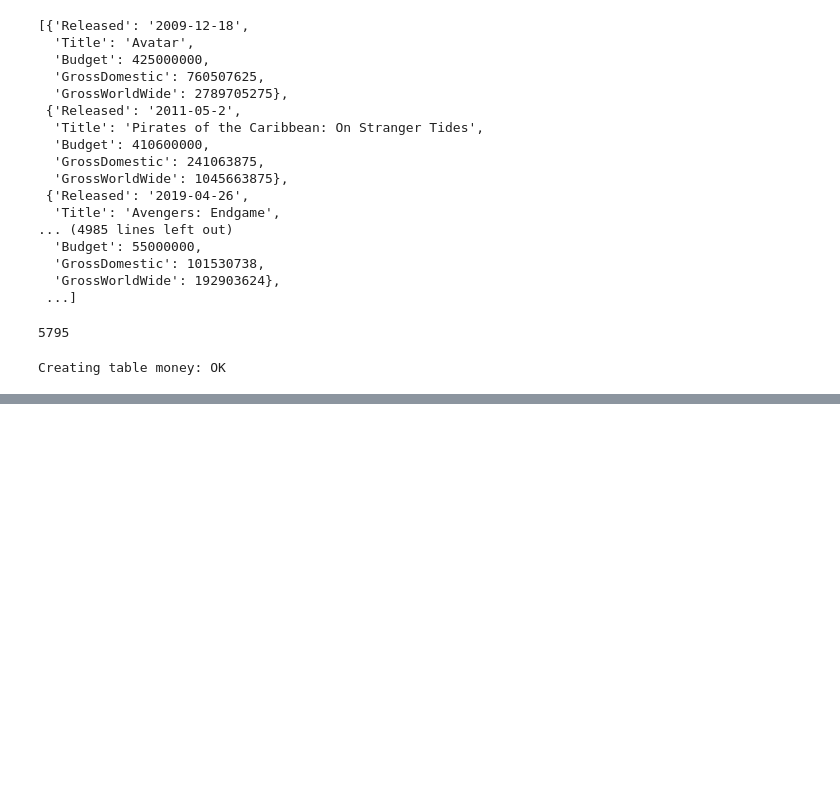
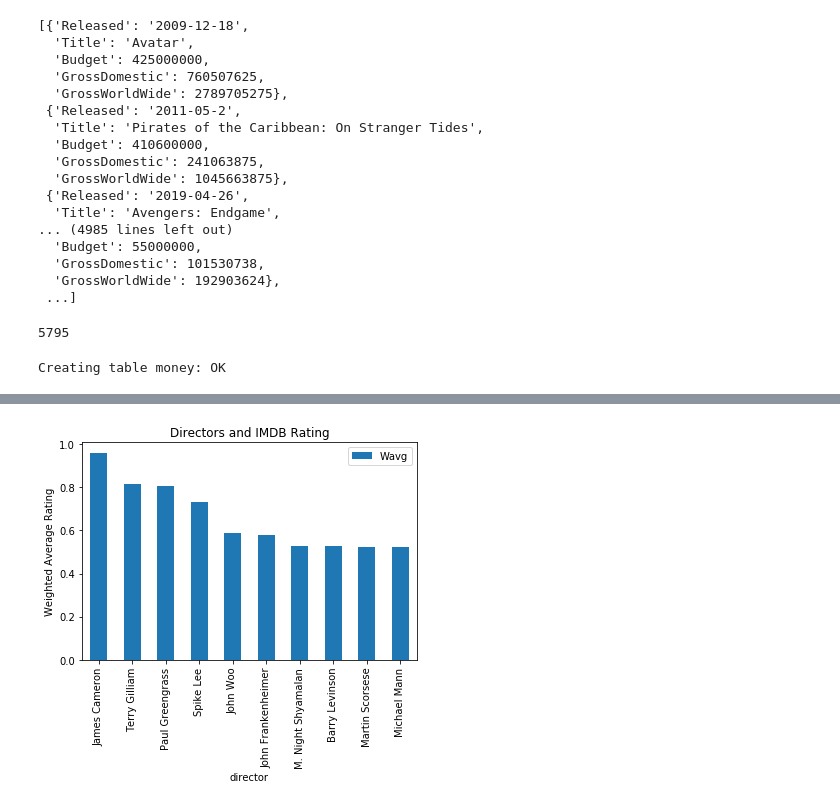
Before and after one commit to Jwdaniel34/stats-movies, a Jupyter notebook: The_Numbers data.ipynb, the cells around one changed output, grey strips where cells are left out. Saved outputs shown, nothing was run; the diff lists cells and outputs as text; code cells hidden in the pictures; blank space fills up the shorter version.

```diff
--- a/The_Numbers data.ipynb
+++ b/The_Numbers data.ipynb
@@ -340,0 +568,2 @@ add_to_moneytable(movie_lstofdicts)
+# %%
+df3 = pd.read_csv('directorratingstats.csv')
@@ -340,0 +625,11 @@ add_to_moneytable(movie_lstofdicts)
+# %%
+toptendir_rating = df3[0:10]
+# %%
+ax = toptendir_rating.plot.bar(x = 'director', y= 'Wavg')
+ax.set_ylabel('Weighted Average Rating')
+
+ax.set_title('Directors and IMDB Rating')
+
+plt.show()
+# %% [output]
+[figure, added]
```
Also changed, not shown: parts of 40 cells of this notebook, 6 other files.
